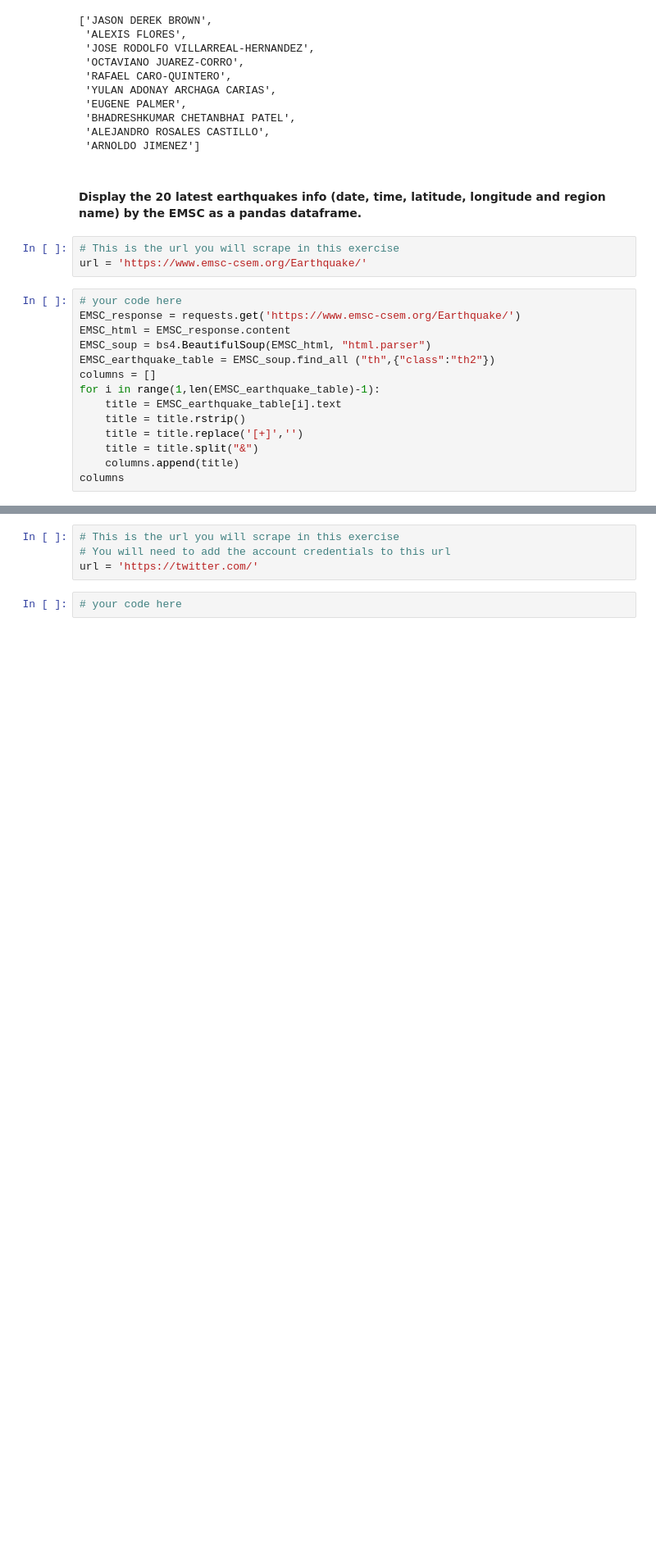
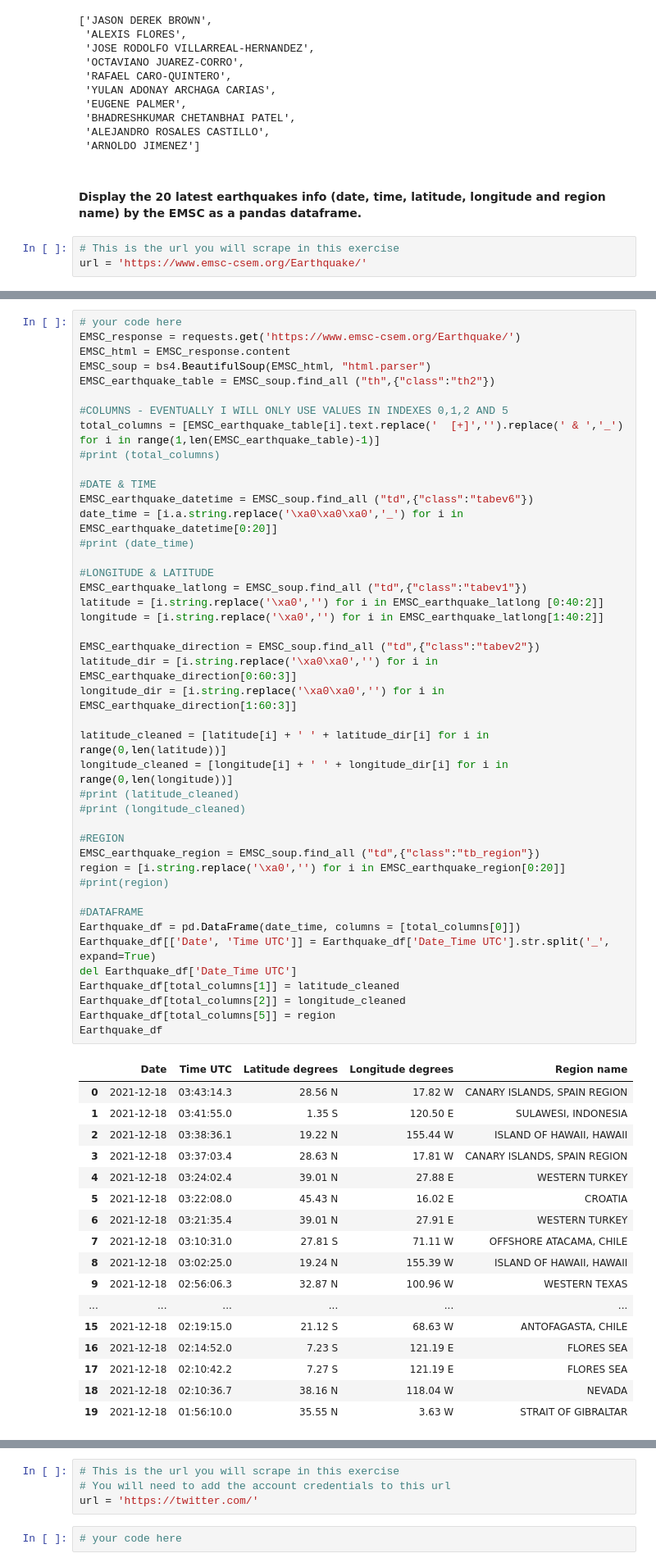
Before and after one commit to Irene9R/dataptmad1121_labs, a Jupyter notebook: extra-work/m1/lab-web-scraping/your-code/main.ipynb, the cells around one changed output, grey strips where cells are left out. Shown at 82% size. Drawn from its saved outputs; the diff is of its cells as text; blank space fills up the shorter version.

```diff
--- a/extra-work/m1/lab-web-scraping/your-code/main.ipynb
+++ b/extra-work/m1/lab-web-scraping/your-code/main.ipynb
@@ -330,17 +321,3 @@ list_most_wanted_fbi
 # %%
 # This is the url you will scrape in this exercise
 url = 'https://www.emsc-csem.org/Earthquake/'
-# %%
-# your code here
-EMSC_response = requests.get('https://www.emsc-csem.org/Earthquake/')
-EMSC_html = EMSC_response.content
-EMSC_soup = bs4.BeautifulSoup(EMSC_html, "html.parser")
-EMSC_earthquake_table = EMSC_soup.find_all ("th",{"class":"th2"})
-columns = []
-for i in range(1,len(EMSC_earthquake_table)-1):
-    title = EMSC_earthquake_table[i].text
-    title = title.rstrip()
-    title = title.replace('[+]','')
-    title = title.split("&")
-    columns.append(title)
-columns
@@ -357,0 +324,61 @@ Ask the user for the handle (@handle) of a twitter account. You will need to inc
+# %%
+# your code here
+EMSC_response = requests.get('https://www.emsc-csem.org/Earthquake/')
+EMSC_html = EMSC_response.content
+EMSC_soup = bs4.BeautifulSoup(EMSC_html, "html.parser")
+EMSC_earthquake_table = EMSC_soup.find_all ("th",{"class":"th2"})
+
+#COLUMNS - EVENTUALLY I WILL ONLY USE VALUES IN INDEXES 0,1,2 AND 5
+total_columns = [EMSC_earthquake_table[i].text.replace('  [+]','').replace(' & ','_') for i in range(1,len(EMSC_earthquake_table)-1)]
+#print (total_columns)
+
+#DATE & TIME
+EMSC_earthquake_datetime = EMSC_soup.find_all ("td",{"class":"tabev6"})
+date_time = [i.a.string.replace('\xa0\xa0\xa0','_') for i in EMSC_earthquake_datetime[0:20]]
+#print (date_time)
+
+#LONGITUDE & LATITUDE
+EMSC_earthquake_latlong = EMSC_soup.find_all ("td",{"class":"tabev1"})
+latitude = [i.string.replace('\xa0','') for i in EMSC_earthquake_latlong [0:40:2]]
+longitude = [i.string.replace('\xa0','') for i in EMSC_earthquake_latlong[1:40:2]]
+
+EMSC_earthquake_direction = EMSC_soup.find_all ("td",{"class":"tabev2"})
+latitude_dir = [i.string.replace('\xa0\xa0','') for i in EMSC_earthquake_direction[0:60:3]]
+longitude_dir = [i.string.replace('\xa0\xa0','') for i in EMSC_earthquake_direction[1:60:3]]
+
+latitude_cleaned = [latitude[i] + ' ' + latitude_dir[i] for i in range(0,len(latitude))]
+longitude_cleaned = [longitude[i] + ' ' + longitude_dir[i] for i in range(0,len(longitude))]
+#print (latitude_cleaned)
+#print (longitude_cleaned)
+
+#REGION
+EMSC_earthquake_region = EMSC_soup.find_all ("td",{"class":"tb_region"})
+region = [i.string.replace('\xa0','') for i in EMSC_earthquake_region[0:20]]
+#print(region)
+
+#DATAFRAME
+Earthquake_df = pd.DataFrame(date_time, columns = [total_columns[0]])
+Earthquake_df[['Date', 'Time UTC']] = Earthquake_df['Date_Time UTC'].str.split('_', expand=True)
+del Earthquake_df['Date_Time UTC']
+Earthquake_df[total_columns[1]] = latitude_cleaned
+Earthquake_df[total_columns[2]] = longitude_cleaned
+Earthquake_df[total_columns[5]] = region
+Earthquake_df
+# %% [output]
+|  | Date | Time UTC | Latitude degrees | Longitude degrees | Region name |
+| 0 | 2021-12-18 | 03:43:14.3 | 28.56 N | 17.82 W | CANARY ISLANDS, SPAIN REGION |
+| 1 | 2021-12-18 | 03:41:55.0 | 1.35 S | 120.50 E | SULAWESI, INDONESIA |
+| 2 | 2021-12-18 | 03:38:36.1 | 19.22 N | 155.44 W | ISLAND OF HAWAII, HAWAII |
+| 3 | 2021-12-18 | 03:37:03.4 | 28.63 N | 17.81 W | CANARY ISLANDS, SPAIN REGION |
+| 4 | 2021-12-18 | 03:24:02.4 | 39.01 N | 27.88 E | WESTERN TURKEY |
+| 5 | 2021-12-18 | 03:22:08.0 | 45.43 N | 16.02 E | CROATIA |
+| 6 | 2021-12-18 | 03:21:35.4 | 39.01 N | 27.91 E | WESTERN TURKEY |
+| 7 | 2021-12-18 | 03:10:31.0 | 27.81 S | 71.11 W | OFFSHORE ATACAMA, CHILE |
+| 8 | 2021-12-18 | 03:02:25.0 | 19.24 N | 155.39 W | ISLAND OF HAWAII, HAWAII |
+| 9 | 2021-12-18 | 02:56:06.3 | 32.87 N | 100.96 W | WESTERN TEXAS |
+| ... | ... | ... | ... | ... | ... |
+| 15 | 2021-12-18 | 02:19:15.0 | 21.12 S | 68.63 W | ANTOFAGASTA, CHILE |
+| 16 | 2021-12-18 | 02:14:52.0 | 7.23 S | 121.19 E | FLORES SEA |
+| 17 | 2021-12-18 | 02:10:42.2 | 7.27 S | 121.19 E | FLORES SEA |
+| 18 | 2021-12-18 | 02:10:36.7 | 38.16 N | 118.04 W | NEVADA |
+| 19 | 2021-12-18 | 01:56:10.0 | 35.55 N | 3.63 W | STRAIT OF GIBRALTAR |
```
Also changed, not shown: parts of 13 cells of this notebook.
